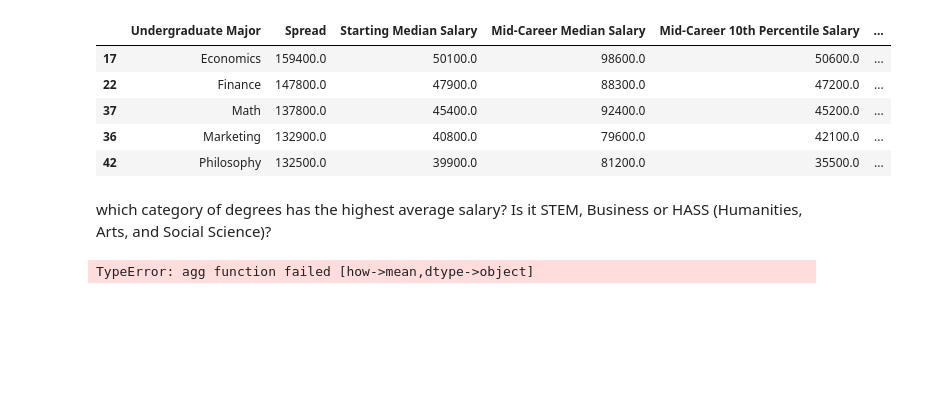
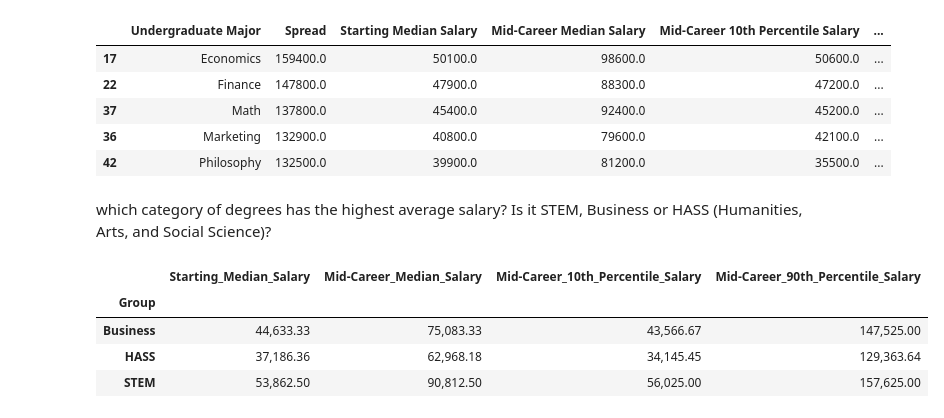
Before and after one commit to build-by-dhruv/Leaning_ml, a Jupyter notebook: main.ipynb, the cells around one changed output. Drawn from its saved outputs; the diff is of its cells as text; code cells hidden in the pictures; blank space fills up the shorter version.

Commit message:
Solve the error at the last in the code

```diff
--- a/main.ipynb
+++ b/main.ipynb
@@ -227,7 +227,14 @@ cleaned_df.sort_values(by='Spread',ascending=False).head()
 | 42 | Philosophy | 132500.0 | 39900.0 | 81200.0 | 35500.0 | ... |
 # %% [markdown]
 which category of degrees has the highest average salary? Is it STEM, Business or HASS (Humanities, Arts, and Social Science)?
-# %%
-cleaned_df.groupby(by='Group').mean()
-# %% [output]
-TypeError: agg function failed [how->mean,dtype->object]
+# %%
+new_df=cleaned_df.drop("Undergraduate_Major", axis=1)
+# new_df.groupby(['Group']).mean()
+pd.options.display.float_format = '{:,.2f}'.format
+new_df.groupby(['Group']).mean()
+# %% [output]
+|  | Starting_Median_Salary | Mid-Career_Median_Salary | Mid-Career_10th_Percentile_Salary | Mid-Career_90th_Percentile_Salary |
+| Group |  |  |  |  |
+| Business | 44,633.33 | 75,083.33 | 43,566.67 | 147,525.00 |
+| HASS | 37,186.36 | 62,968.18 | 34,145.45 | 129,363.64 |
+| STEM | 53,862.50 | 90,812.50 | 56,025.00 | 157,625.00 |
```
